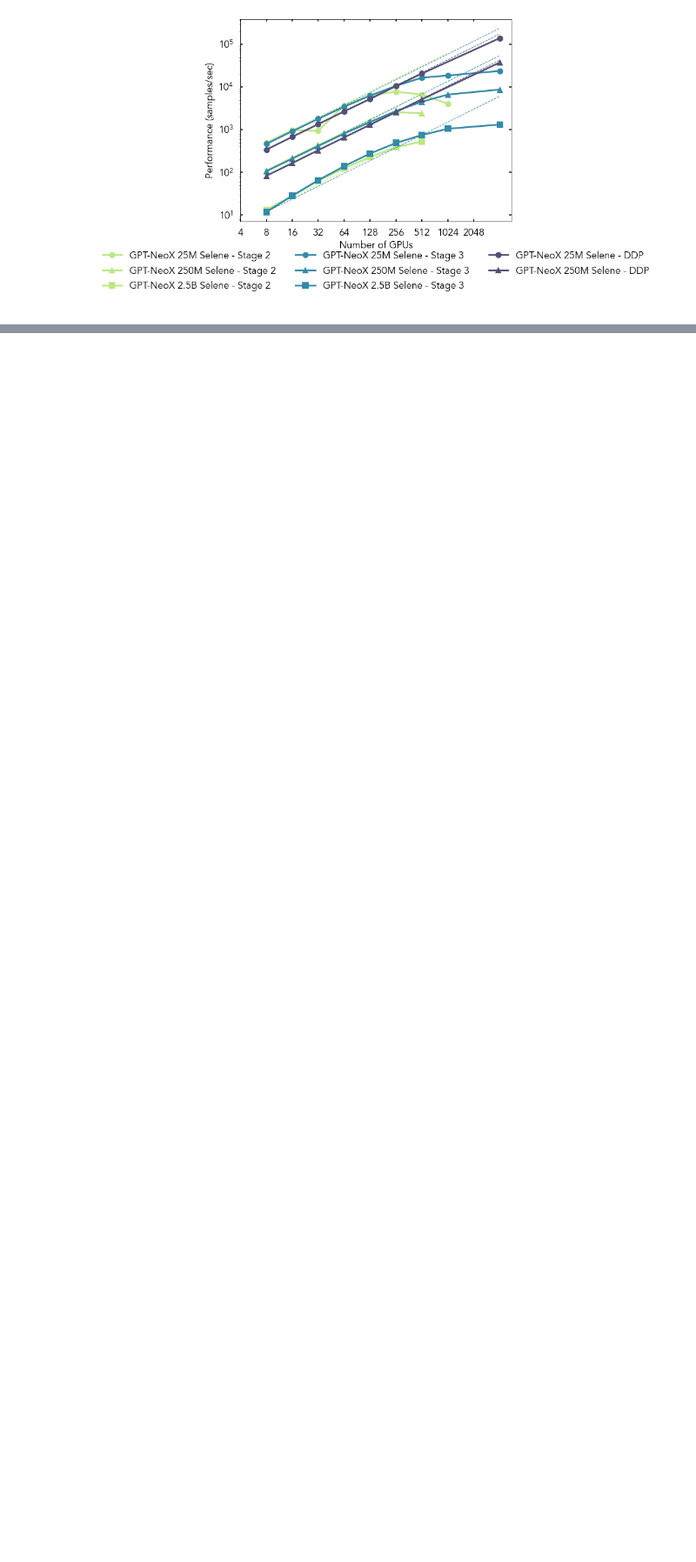
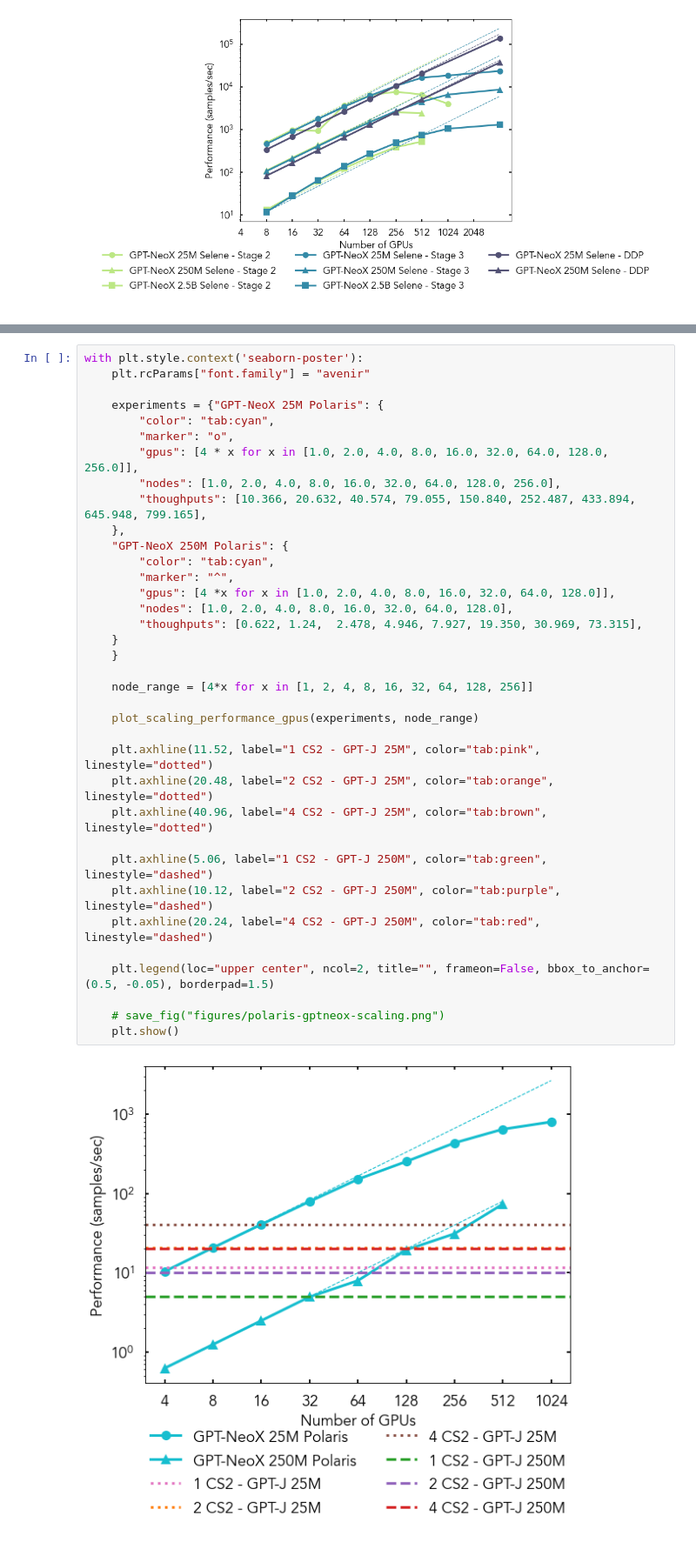
Before and after one commit to ramanathanlab/genslm, a Jupyter notebook: examples/perlmutter/study-perf/perf_scaling.ipynb, the cells around one changed output, grey strips where cells are left out. Shown at 87% size. Saved outputs shown, nothing was run; the diff lists cells and outputs as text; blank space fills up the shorter version.

```diff
--- a/examples/perlmutter/study-perf/perf_scaling.ipynb
+++ b/examples/perlmutter/study-perf/perf_scaling.ipynb
@@ -455,0 +458,38 @@ plot_scaling_performance_gpus(experiments, node_range, ncol=3)
+# %%
+with plt.style.context('seaborn-poster'):
+    plt.rcParams["font.family"] = "avenir"
+
+    experiments = {"GPT-NeoX 25M Polaris": {
+        "color": "tab:cyan",
+        "marker": "o",
+        "gpus": [4 * x for x in [1.0, 2.0, 4.0, 8.0, 16.0, 32.0, 64.0, 128.0, 256.0]],
+        "nodes": [1.0, 2.0, 4.0, 8.0, 16.0, 32.0, 64.0, 128.0, 256.0],
+        "thoughputs": [10.366, 20.632, 40.574, 79.055, 150.840, 252.487, 433.894, 645.948, 799.165],
+    },
+    "GPT-NeoX 250M Polaris": {
+        "color": "tab:cyan",
+        "marker": "^",
+        "gpus": [4 *x for x in [1.0, 2.0, 4.0, 8.0, 16.0, 32.0, 64.0, 128.0]],
+        "nodes": [1.0, 2.0, 4.0, 8.0, 16.0, 32.0, 64.0, 128.0],
+        "thoughputs": [0.622, 1.24,  2.478, 4.946, 7.927, 19.350, 30.969, 73.315],
+    }
+    }
+
+    node_range = [4*x for x in [1, 2, 4, 8, 16, 32, 64, 128, 256]]
+
+    plot_scaling_performance_gpus(experiments, node_range)
+
+    plt.axhline(11.52, label="1 CS2 - GPT-J 25M", color="tab:pink", linestyle="dotted")
+    plt.axhline(20.48, label="2 CS2 - GPT-J 25M", color="tab:orange", linestyle="dotted")
+    plt.axhline(40.96, label="4 CS2 - GPT-J 25M", color="tab:brown", linestyle="dotted")
+
+    plt.axhline(5.06, label="1 CS2 - GPT-J 250M", color="tab:green", linestyle="dashed")
+    plt.axhline(10.12, label="2 CS2 - GPT-J 250M", color="tab:purple", linestyle="dashed")
+    plt.axhline(20.24, label="4 CS2 - GPT-J 250M", color="tab:red", linestyle="dashed")
+
+    plt.legend(loc="upper center", ncol=2, title="", frameon=False, bbox_to_anchor=(0.5, -0.05), borderpad=1.5)
+
+    # save_fig("figures/polaris-gptneox-scaling.png")
+    plt.show()
+# %% [output]
+[figure, added]
```
Also changed, not shown: parts of 4 cells of this notebook, 4 other files.
